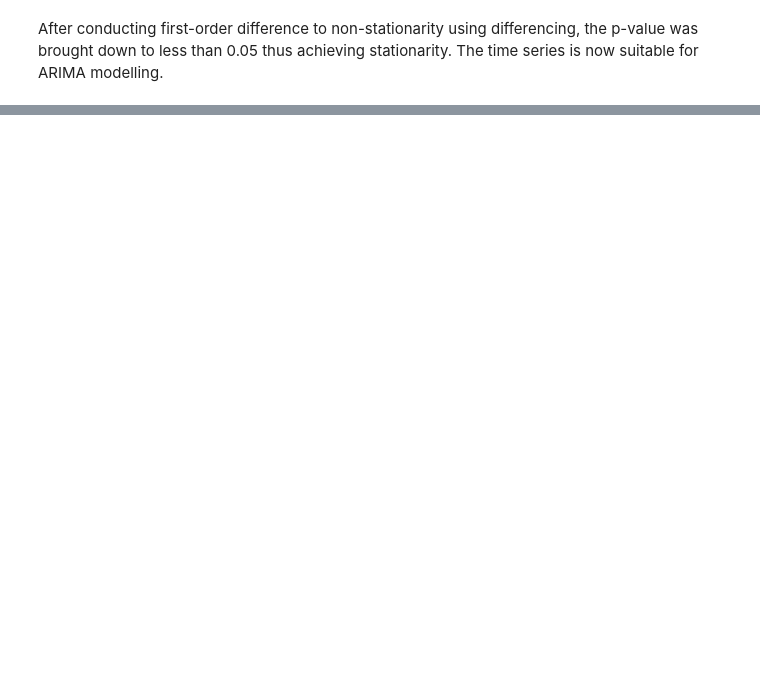
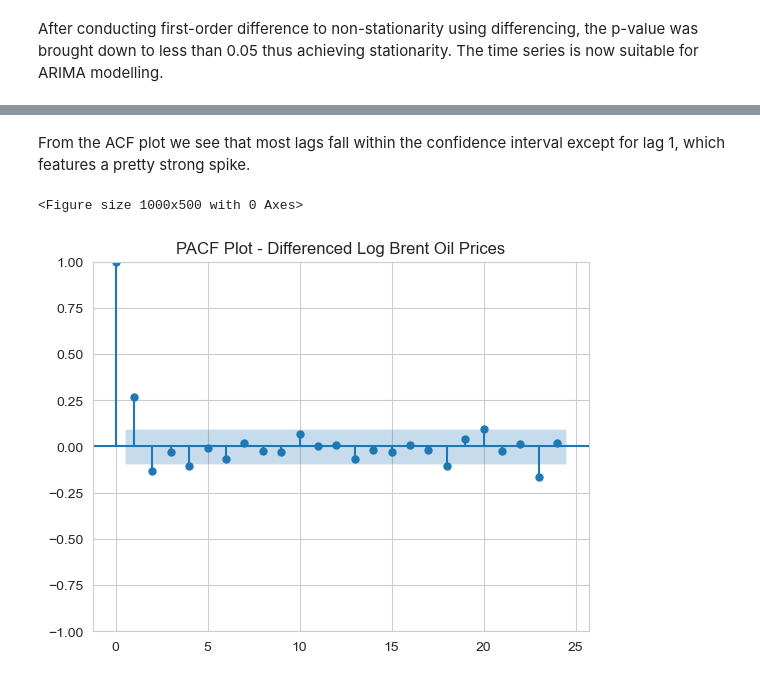
Before and after one commit to hamadmoe/dsai3301-project, a Jupyter notebook: CODE.ipynb, the cells around one changed output, grey strips where cells are left out. Drawn from its saved outputs; the diff is of its cells as text; code cells hidden in the pictures; blank space fills up the shorter version.

```diff
--- a/CODE.ipynb
+++ b/CODE.ipynb
@@ -484,0 +501,19 @@ After conducting first-order difference to non-stationarity using differencing,
+# %% [markdown]
+From the ACF plot we see that most lags fall within the confidence interval except for lag 1, which features a pretty strong spike.
+# %%
+plt.figure(figsize=(10,5))
+
+plot_pacf(
+    monthly_df['Diff_Log'].dropna(),
+    lags=24,
+    method='ywm'
+)
+
+plt.title(
+    'PACF Plot - Differenced Log Brent Oil Prices'
+)
+
+plt.show()
+# %% [output]
+<Figure size 1000x500 with 0 Axes>
+[figure, added]
```
Also changed, not shown: parts of 6 cells of this notebook.
